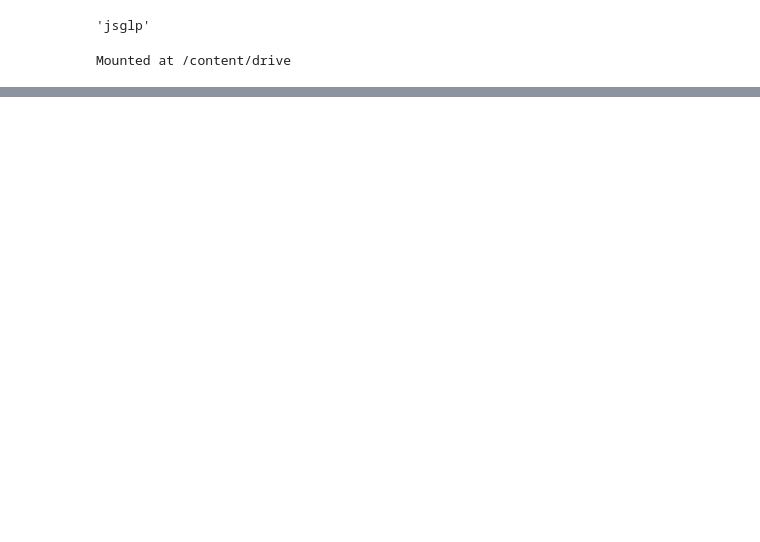
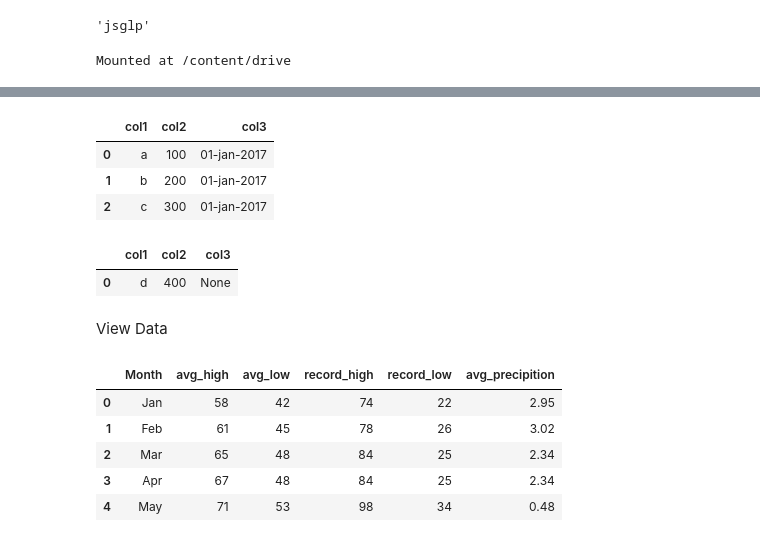
Before and after one commit to Janasya85/Datasciences, a Jupyter notebook: Pandas_Essentials_Jany.ipynb, the cells around one changed output, grey strips where cells are left out. Drawn from its saved outputs; the diff is of its cells as text; code cells hidden in the pictures; blank space fills up the shorter version.

```diff
--- a/Pandas_Essentials_Jany.ipynb
+++ b/Pandas_Essentials_Jany.ipynb
@@ -14,0 +154,7 @@ Mounted at /content/drive
+# %%
+dfmyDict
+# %% [output]
+|  | col1 | col2 | col3 |
+| 0 | a | 100 | 01-jan-2017 |
+| 1 | b | 200 | 01-jan-2017 |
+| 2 | c | 300 | 01-jan-2017 |
@@ -14,0 +165,5 @@ Mounted at /content/drive
+# %%
+df
+# %% [output]
+|  | col1 | col2 | col3 |
+| 0 | d | 400 | None |
@@ -14,0 +173,11 @@ Mounted at /content/drive
+# %% [markdown]
+View Data
+# %%
+dfWeather.head(5)
+# %% [output]
+|  | Month | avg_high | avg_low | record_high | record_low | avg_precipition |
+| 0 | Jan | 58 | 42 | 74 | 22 | 2.95 |
+| 1 | Feb | 61 | 45 | 78 | 26 | 3.02 |
+| 2 | Mar | 65 | 48 | 84 | 25 | 2.34 |
+| 3 | Apr | 67 | 48 | 84 | 25 | 2.34 |
+| 4 | May | 71 | 53 | 98 | 34 | 0.48 |
```
Also changed, not shown: parts of 34 cells of this notebook.
